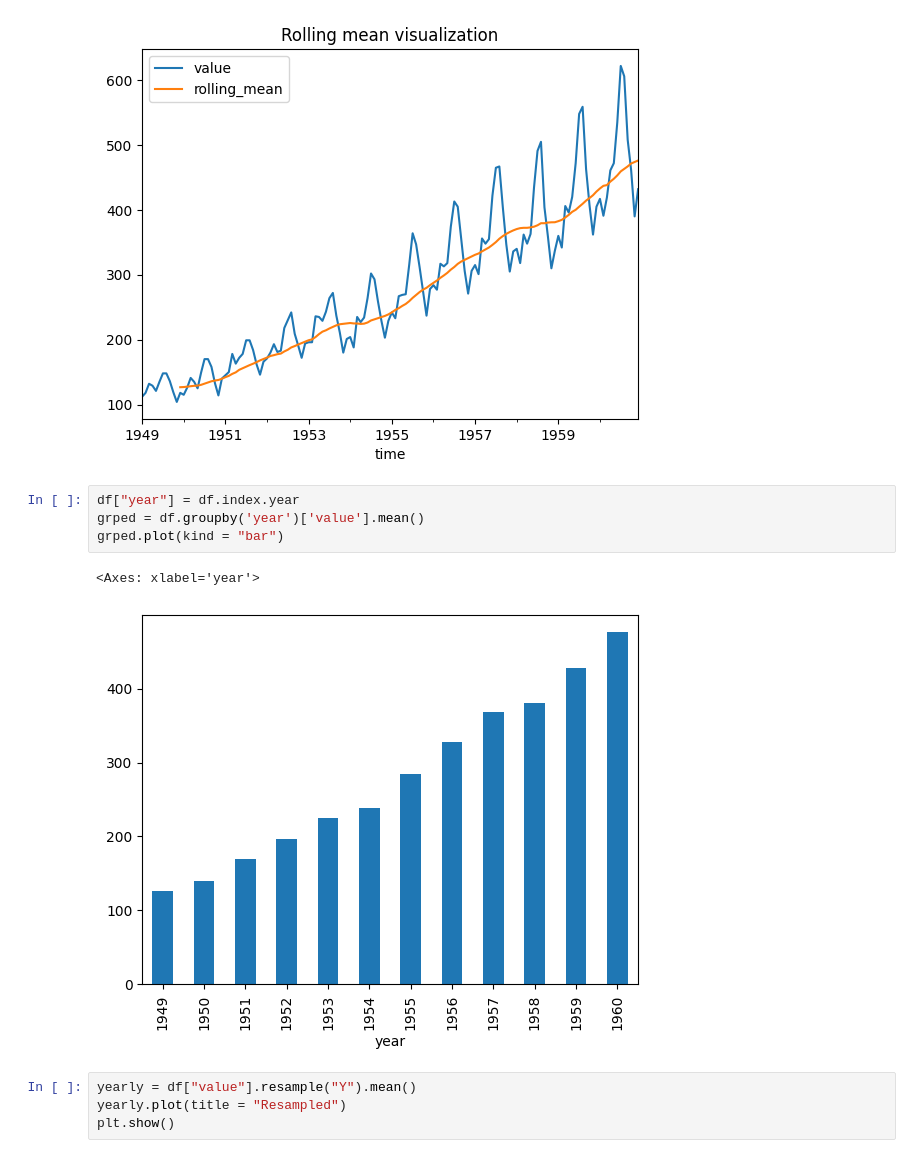
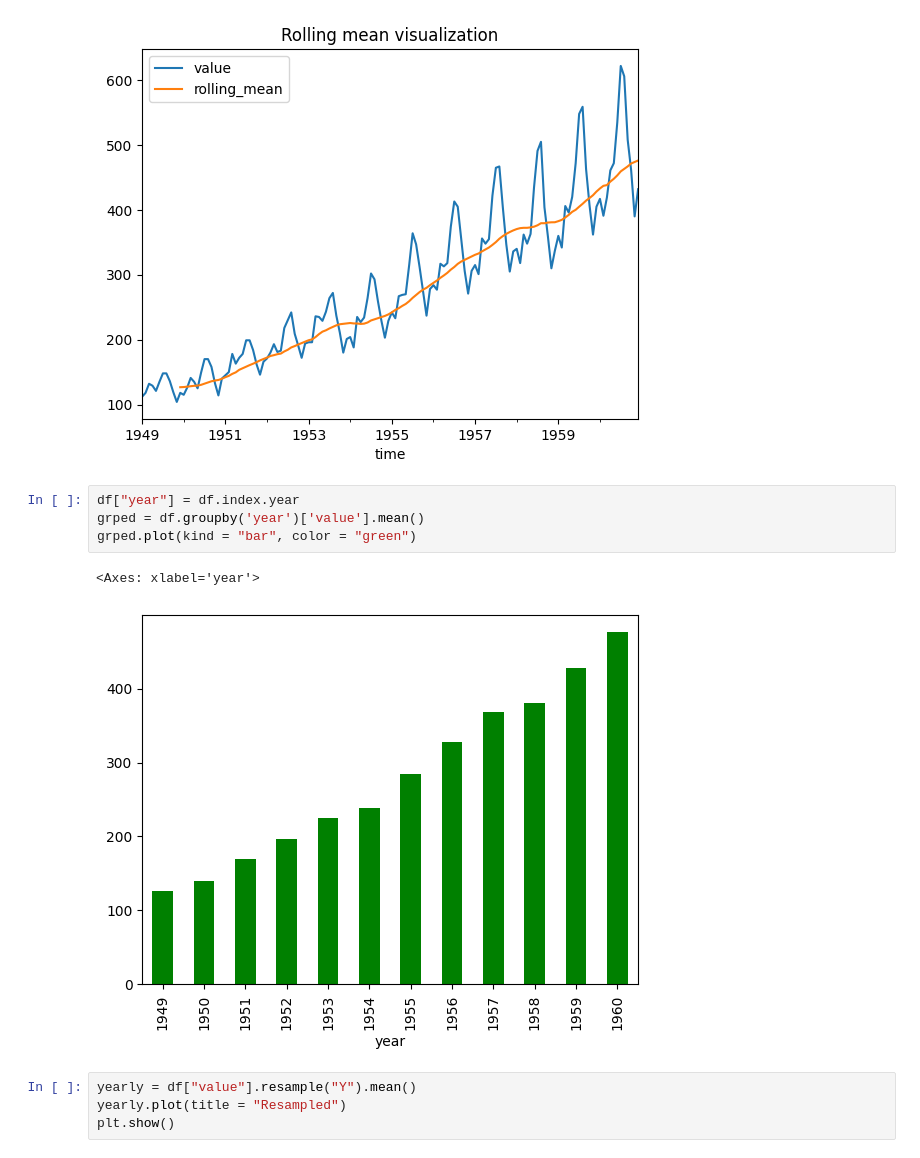
Before and after one commit to taniyeahh7/B_EDA_DA, a Jupyter notebook: EDA_JupyNb.ipynb, the cells around one changed output. Cells and saved outputs as stored; diff of their text form.

```diff
--- a/EDA_JupyNb.ipynb
+++ b/EDA_JupyNb.ipynb
@@ -444,10 +439,10 @@ plt.show()
 # %%
 df["year"] = df.index.year
 grped = df.groupby('year')['value'].mean()
-grped.plot(kind = "bar")
+grped.plot(kind = "bar", color = "green")
 # %% [output]
 <Axes: xlabel='year'>
-[figure, old version]
+[figure, new version]
 # %%
 yearly = df["value"].resample("Y").mean()
 yearly.plot(title = "Resampled")
```
Also changed, not shown: parts of 14 cells of this notebook.
